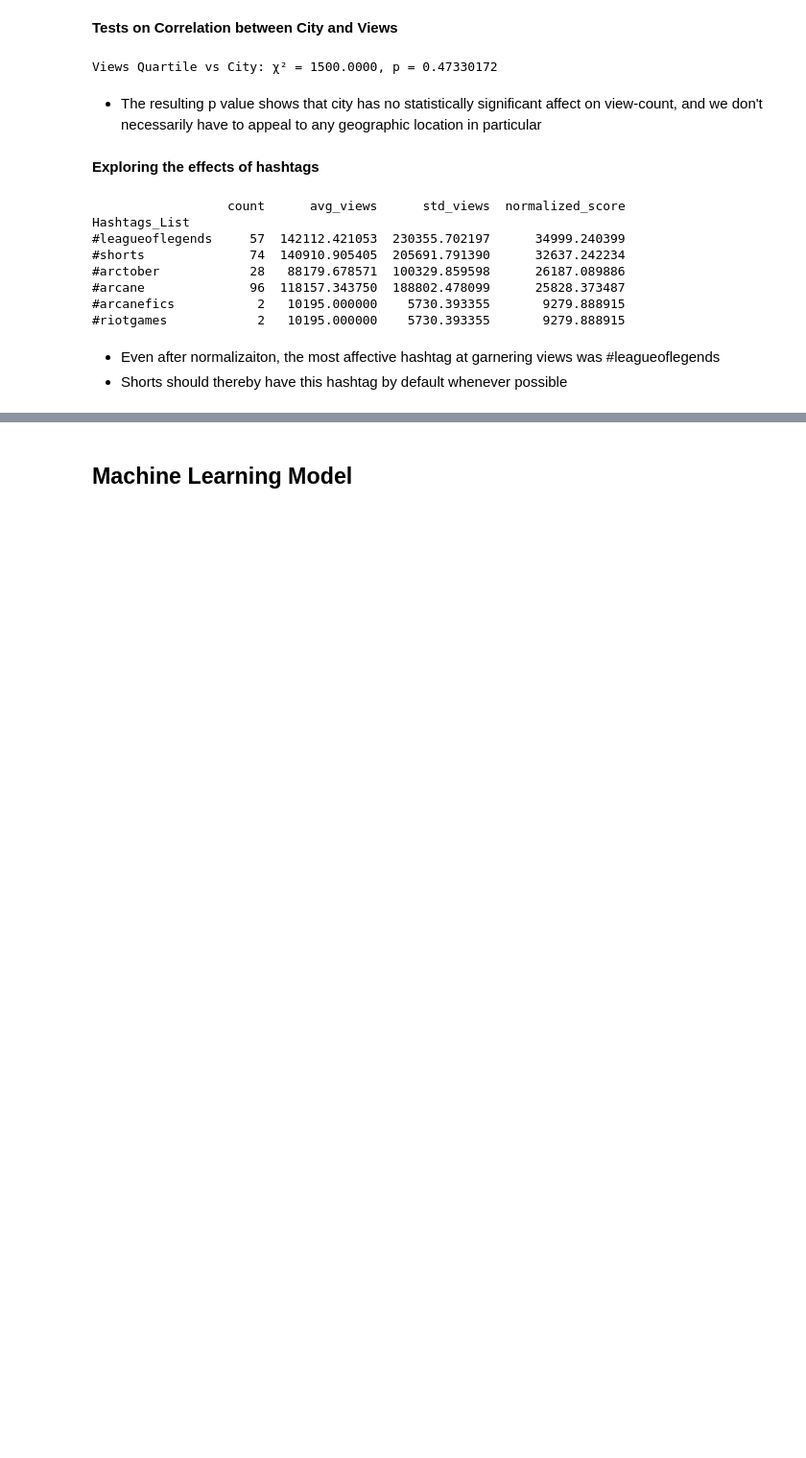
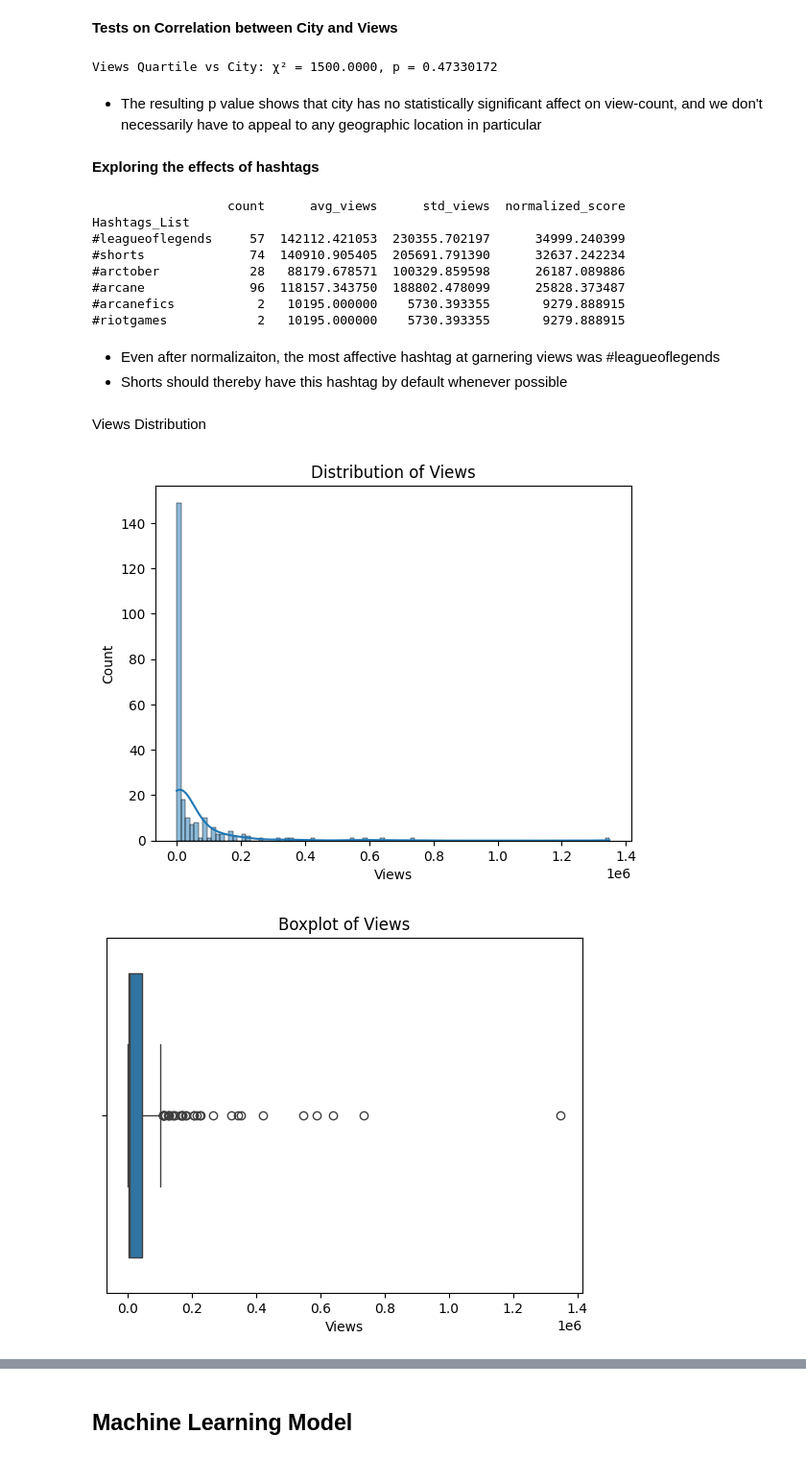
Before and after one commit to billmengg/YTAnalytics, a Jupyter notebook: Analysis+MLModel.ipynb, the cells around one changed output, grey strips where cells are left out. Shown: that part at 96% size. Cells and saved outputs as stored; diff of their text form; code cells hidden in the pictures; blank space fills up the shorter version.

```diff
--- a/Analysis+MLModel.ipynb
+++ b/Analysis+MLModel.ipynb
@@ -32,6 +80,17 @@ cities['Average view duration'] = pd.to_timedelta(cities['Average view duration'
 
 source['Watch time (hours)'] = pd.to_timedelta(source['Watch time (hours)'], unit='h')
 source['Average view duration'] = pd.to_timedelta(source['Average view duration'])
+# %%
+# Feature Creation
+
+# Convert durations to seconds
+content['Avg view duration (sec)'] = pd.to_timedelta(content['Average view duration']).dt.total_seconds()
+# Log-transform of Views
+content['Log Views'] = np.log1p(content['Views'])
+# Engagement rate: minutes watched per view
+content['Engagement Rate'] = (content['Watch time (hours)'] * 60) / content['Views']
+# High performing label based on views
+content['High performing?'] = content['Views'] > content['Views'].median()
 # %%
 print(content.head())
 # %% [output]
@@ -299,3 +387,24 @@ fig2.show()
 # %% [markdown]
 - Even after normalizaiton, the most affective hashtag at garnering views was #leagueoflegends
 - Shorts should thereby have this hashtag by default whenever possible
+# %% [markdown]
+Views Distribution
+# %%
+import seaborn as sns
+import matplotlib.pyplot as plt
+
+# Distribution of Views
+sns.histplot(content['Views'], kde=True)
+plt.title("Distribution of Views")
+plt.show()
+
+# Boxplot to detect outliers
+sns.boxplot(x=content['Views'])
+plt.title("Boxplot of Views")
+plt.show()
+
+# Descriptive stats
+print(content[['Views', 'Watch time (hours)', 'Subscribers']].describe())
+# %% [output]
+[figure, added]
+[figure, added]
```
Also changed, not shown: parts of 8 cells of this notebook, 1 other file.
